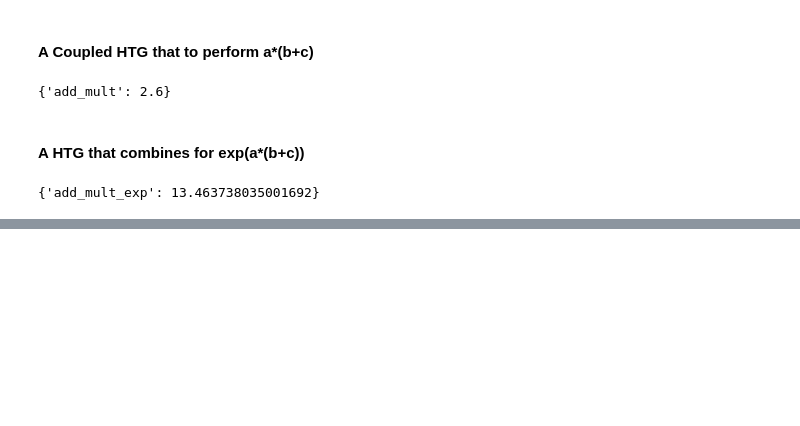
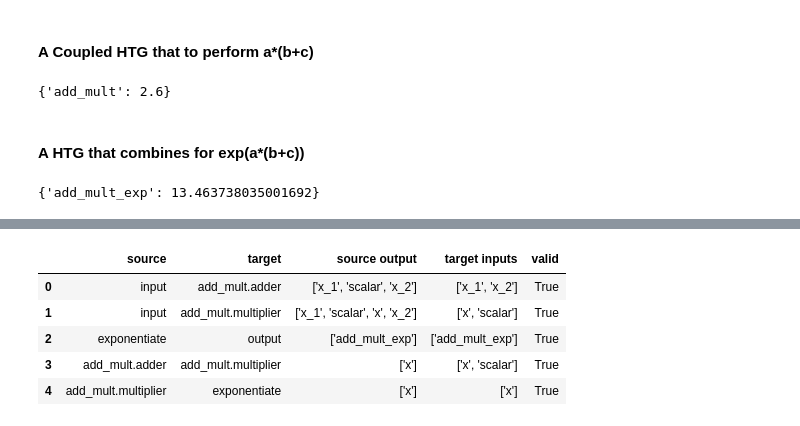
Before and after one commit to terrahydro-esdt/crest, a Jupyter notebook: examples/HTG_algebra.ipynb, the cells around one changed output, grey strips where cells are left out. Drawn from its saved outputs; the diff is of its cells as text; code cells hidden in the pictures; blank space fills up the shorter version.

```diff
--- a/examples/HTG_algebra.ipynb
+++ b/examples/HTG_algebra.ipynb
@@ -109,0 +108,9 @@ add_mult_exp.draw(expand_nodes='all')
+# %%
+add_mult_exp.print_edge_labels(expand_nodes='all')
+# %% [output]
+|  | source | target | source output | target inputs | valid |
+| 0 | input | add_mult.adder | ['x_1', 'scalar', 'x_2'] | ['x_1', 'x_2'] | True |
+| 1 | input | add_mult.multiplier | ['x_1', 'scalar', 'x', 'x_2'] | ['x', 'scalar'] | True |
+| 2 | exponentiate | output | ['add_mult_exp'] | ['add_mult_exp'] | True |
+| 3 | add_mult.adder | add_mult.multiplier | ['x'] | ['x', 'scalar'] | True |
+| 4 | add_mult.multiplier | exponentiate | ['x'] | ['x'] | True |
```
Also changed, not shown: parts of 8 cells of this notebook, 4 other files.
